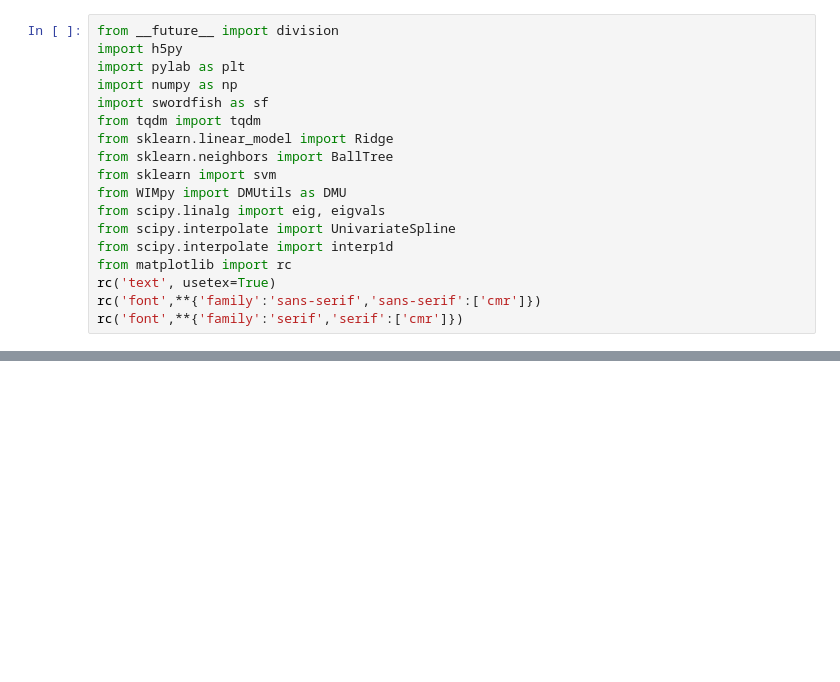
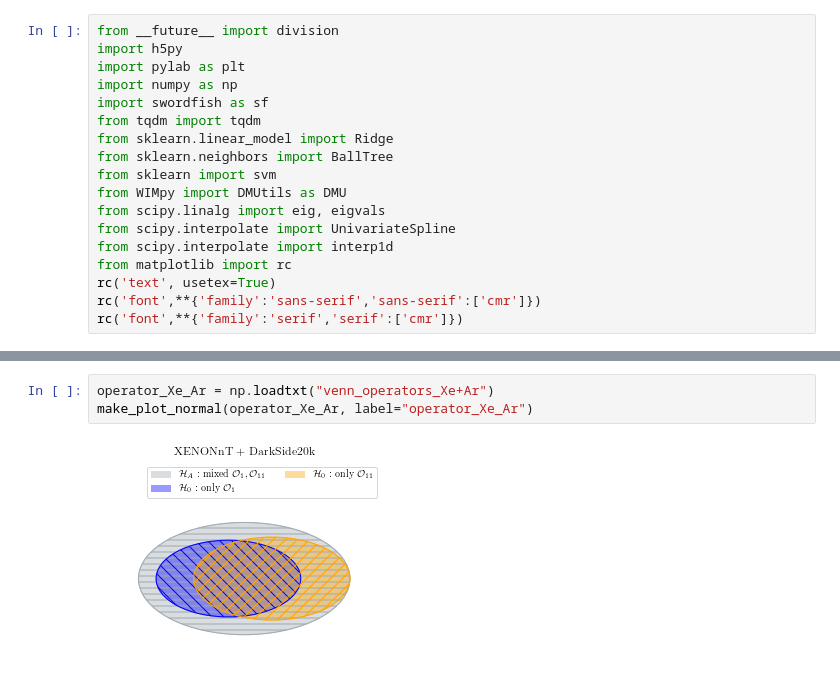
Before and after one commit to tedwards2412/benchmark_free_forecasting, a Jupyter notebook: Notebooks/Fig2.ipynb, the cells around one changed output, grey strips where cells are left out. Saved outputs shown, nothing was run; the diff lists cells and outputs as text; blank space fills up the shorter version.

```diff
--- a/Notebooks/Fig2.ipynb
+++ b/Notebooks/Fig2.ipynb
@@ -124,0 +294,5 @@ make_plot(models_Xe_Ar, operators=False, label="models_Xe+Ar")
+# %%
+operator_Xe_Ar = np.loadtxt("venn_operators_Xe+Ar")
+make_plot_normal(operator_Xe_Ar, label="operator_Xe_Ar")
+# %% [output]
+[figure, added]
```
Also changed, not shown: parts of 7 cells of this notebook, 5 other files.
